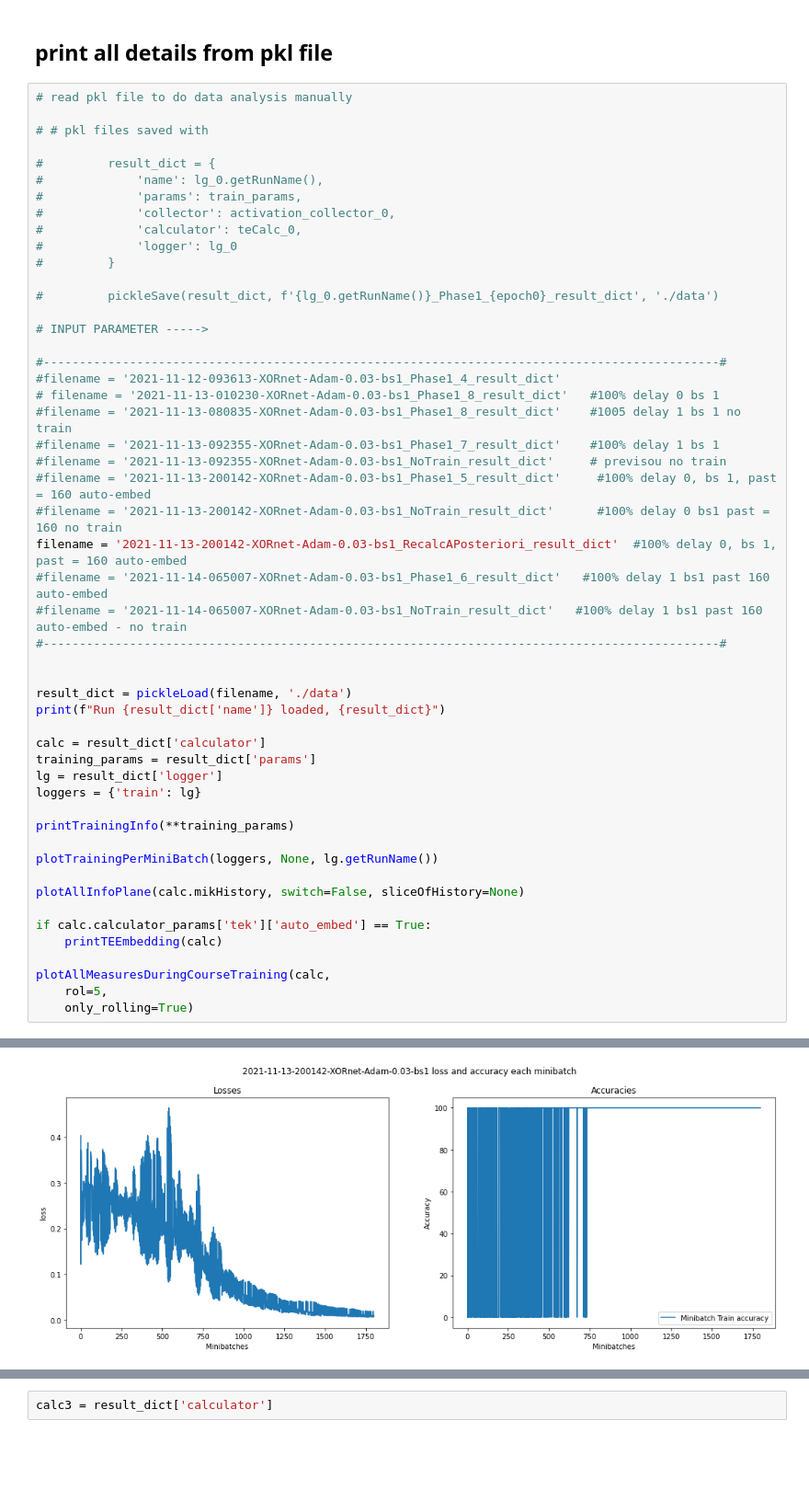
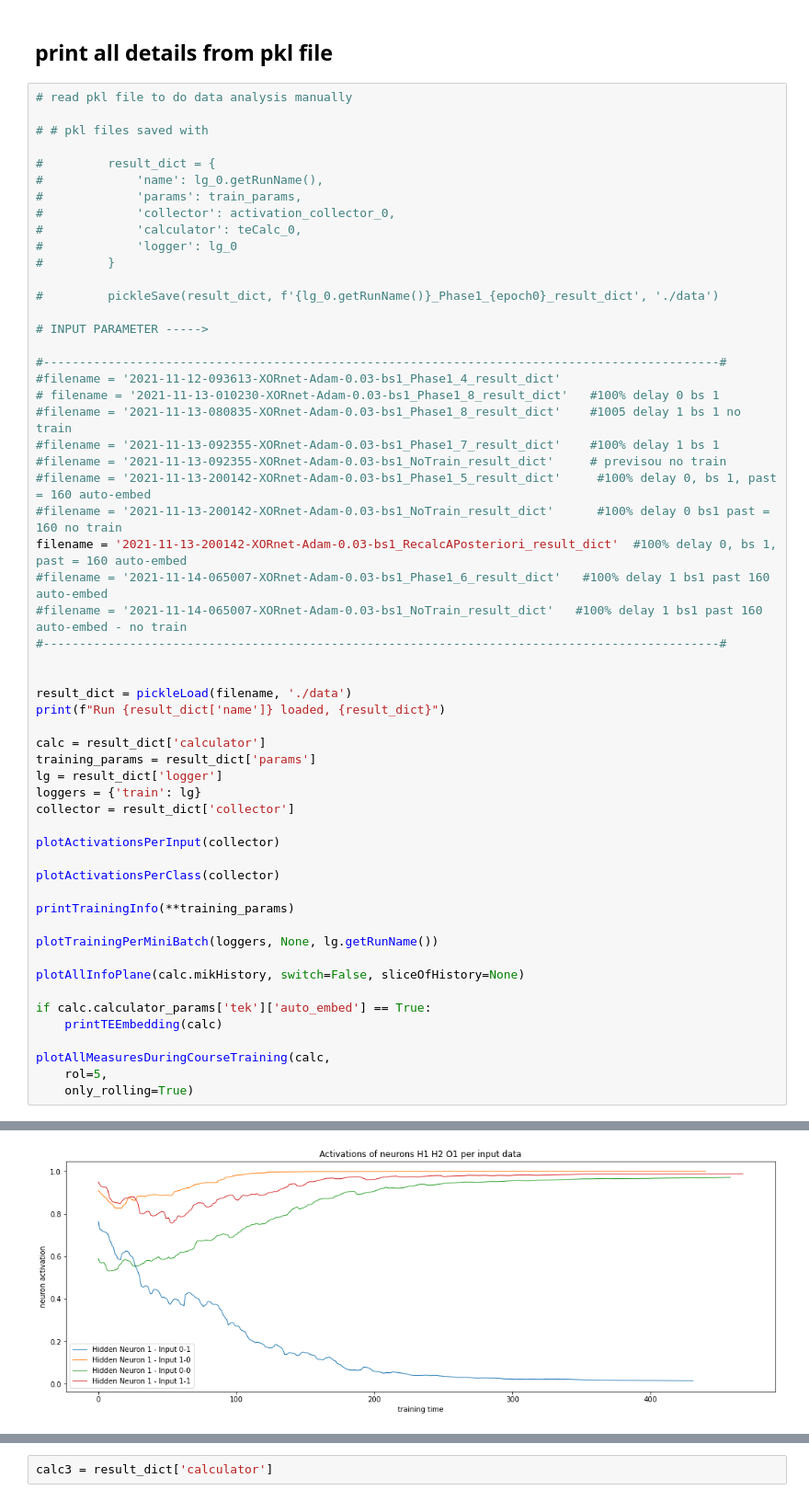
Before and after one commit to IsisChameleon/CSYS5030, a Jupyter notebook: Assignment2/xor-v8 Mick.ipynb, the cells around one changed output, grey strips where cells are left out. Shown at 92% size. Cells and saved outputs as stored; diff of their text form; blank space fills up the shorter version.

```diff
--- a/Assignment2/xor-v8 Mick.ipynb
+++ b/Assignment2/xor-v8 Mick.ipynb
@@ -2113,6 +2151,11 @@ calc = result_dict['calculator']
 training_params = result_dict['params']
 lg = result_dict['logger']
 loggers = {'train': lg}
+collector = result_dict['collector']
+
+plotActivationsPerInput(collector)
+
+plotActivationsPerClass(collector)
 
 printTrainingInfo(**training_params)
 
@@ -2147 +2176 @@ Hyperparameter: lr 0.03
-[figure, old version]
+[figure, new version]
```
Also changed, not shown: parts of 3 cells of this notebook, 1 other file.
